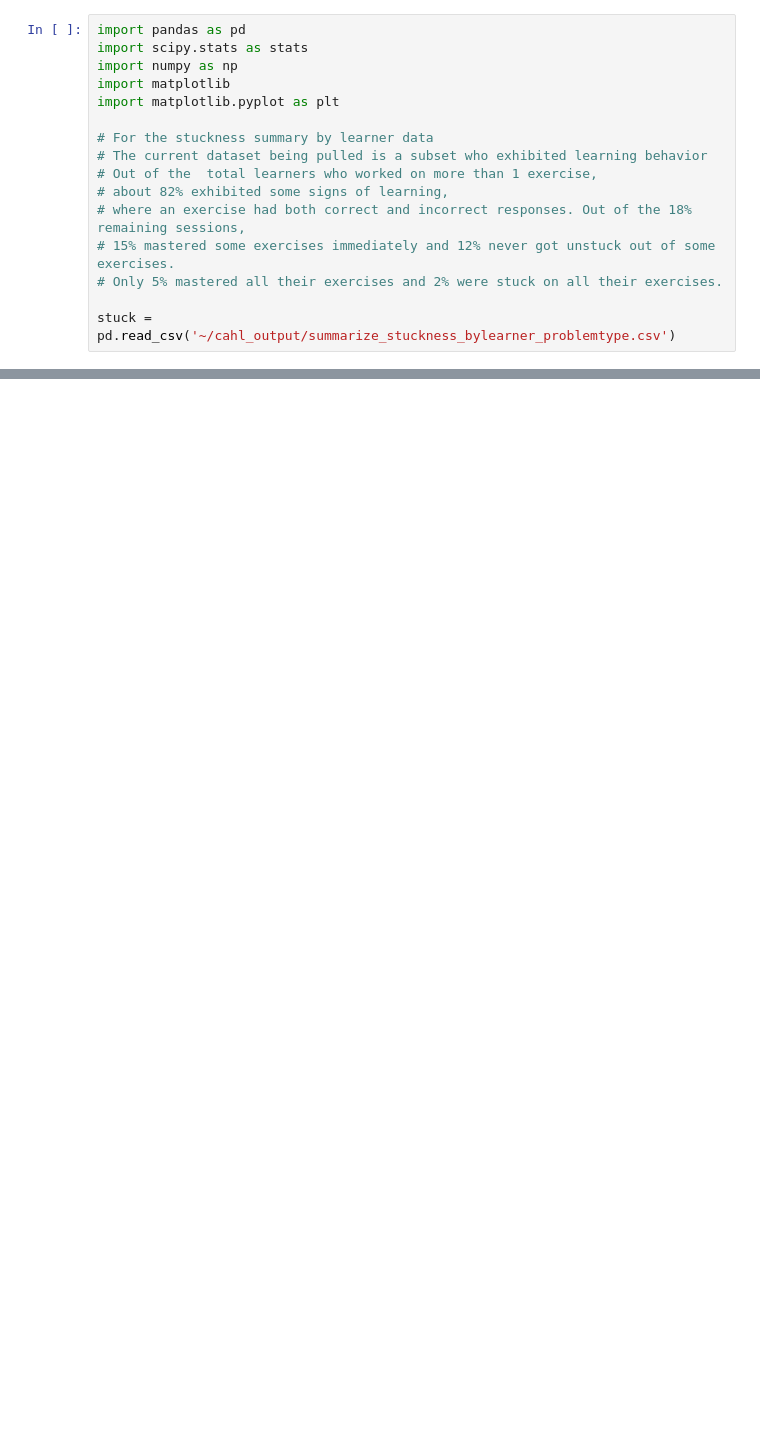
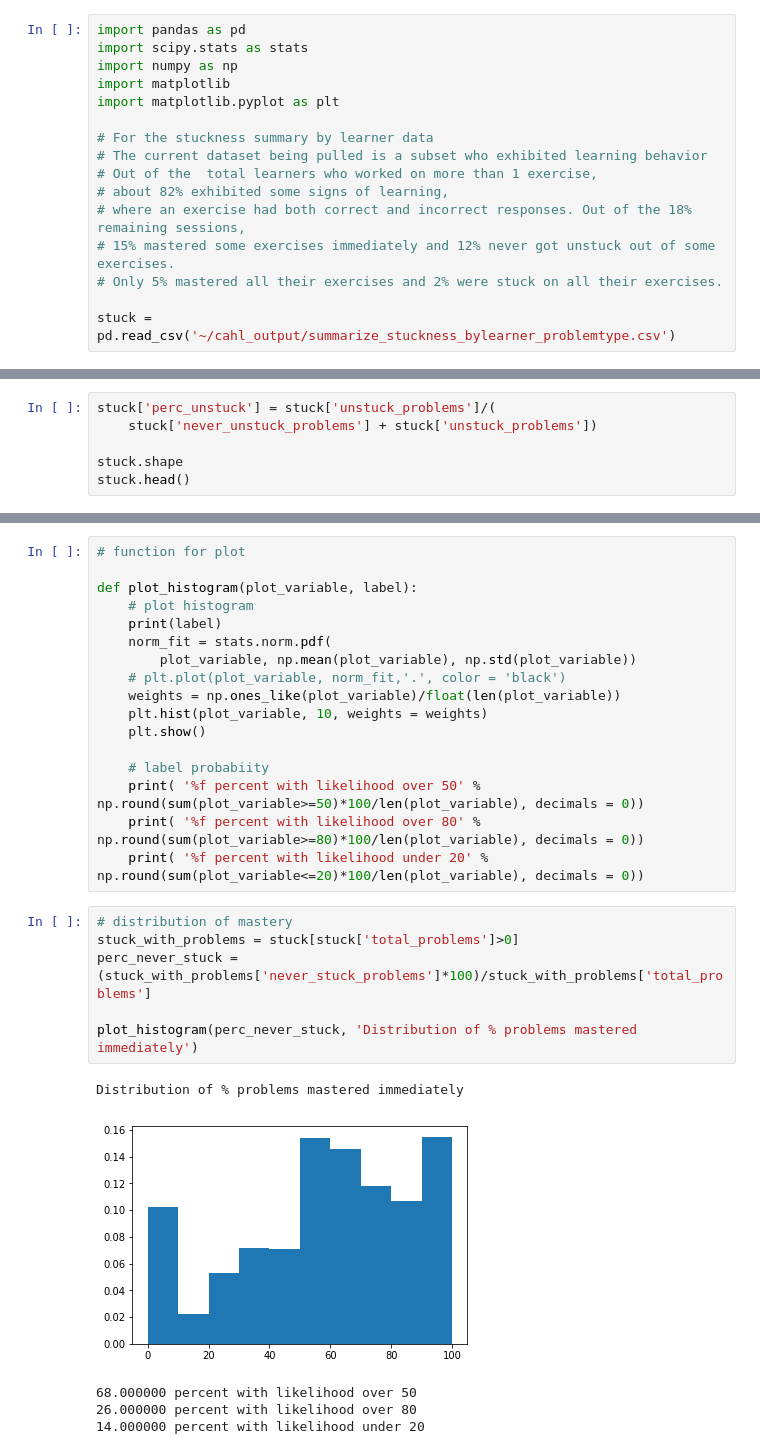
Before and after one commit to catli/cahl-remediation-research, a Jupyter notebook: Aggregate stuckness summary data .ipynb, the cells around one changed output, grey strips where cells are left out. Saved outputs shown, nothing was run; the diff lists cells and outputs as text; blank space fills up the shorter version.

Commit message:
summarize stuckness data

```diff
--- a/Aggregate stuckness summary data .ipynb
+++ b/Aggregate stuckness summary data .ipynb
@@ -25,0 +17,6 @@ stuck.head()
+# %%
+stuck['perc_unstuck'] = stuck['unstuck_problems']/(
+    stuck['never_unstuck_problems'] + stuck['unstuck_problems'])
+
+stuck.shape
+stuck.head()
@@ -209,0 +244,29 @@ Histogram of Problems worked on to unstuck:
+# %%
+# function for plot
+
+def plot_histogram(plot_variable, label):
+    # plot histogram
+    print(label)
+    norm_fit = stats.norm.pdf(
+        plot_variable, np.mean(plot_variable), np.std(plot_variable))
+    # plt.plot(plot_variable, norm_fit,'.', color = 'black')
+    weights = np.ones_like(plot_variable)/float(len(plot_variable))
+    plt.hist(plot_variable, 10, weights = weights)
+    plt.show()
+
+    # label probabiity
+    print( '%f percent with likelihood over 50' % np.round(sum(plot_variable>=50)*100/len(plot_variable), decimals = 0))
+    print( '%f percent with likelihood over 80' % np.round(sum(plot_variable>=80)*100/len(plot_variable), decimals = 0))
+    print( '%f percent with likelihood under 20' % np.round(sum(plot_variable<=20)*100/len(plot_variable), decimals = 0))
+# %%
+# distribution of mastery
+stuck_with_problems = stuck[stuck['total_problems']>0]
+perc_never_stuck =(stuck_with_problems['never_stuck_problems']*100)/stuck_with_problems['total_problems']
+
+plot_histogram(perc_never_stuck, 'Distribution of % problems mastered immediately')
+# %% [output]
+Distribution of % problems mastered immediately
+[figure, added]
+68.000000 percent with likelihood over 50
+26.000000 percent with likelihood over 80
+14.000000 percent with likelihood under 20
```
Also changed, not shown: parts of 12 cells of this notebook, 5 other files.
